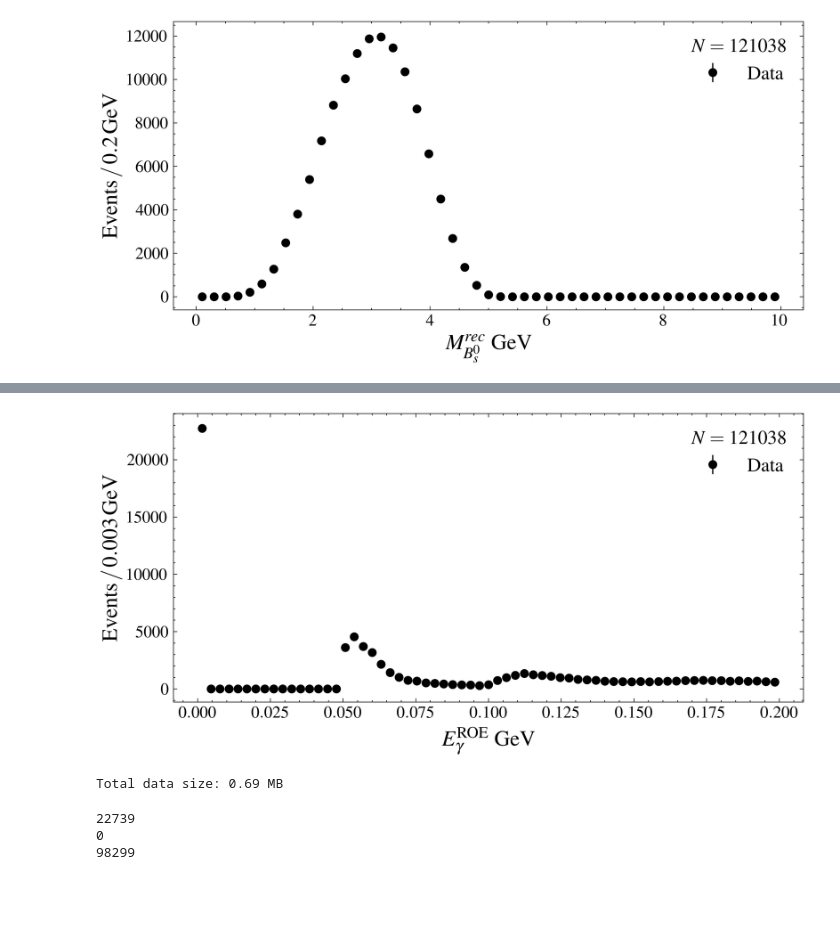
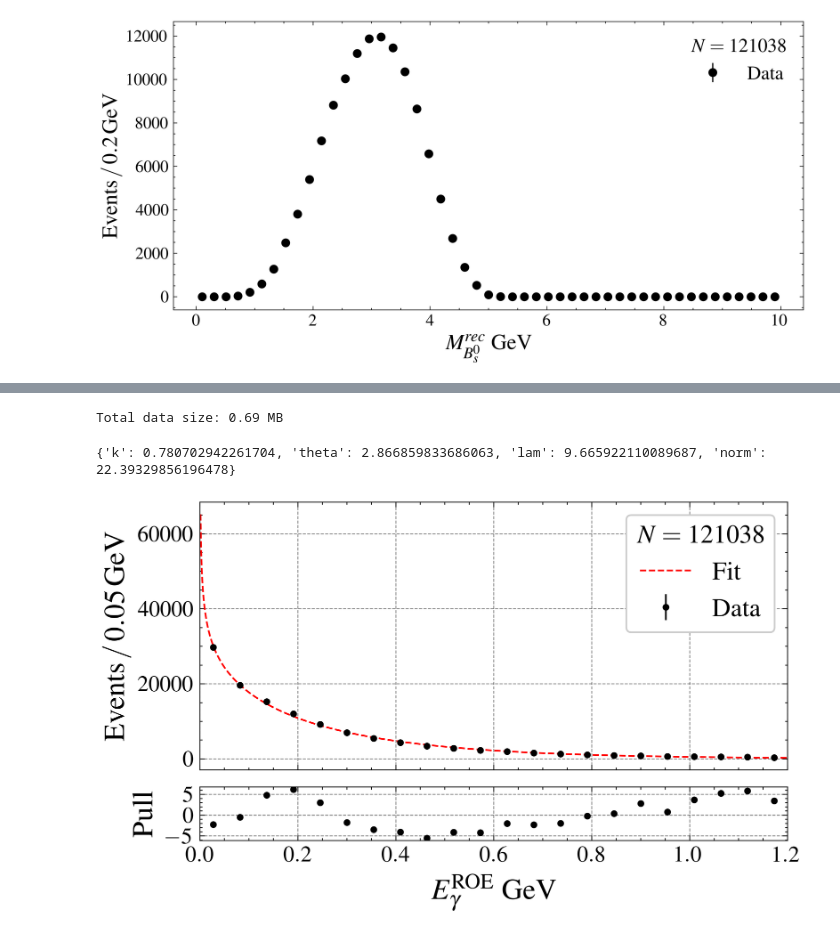
Before and after one commit to Clai101/Bs_tautau_an, a Jupyter notebook: MC_sig.ipynb, the cells around one changed output, grey strips where cells are left out. Drawn from its saved outputs; the diff is of its cells as text; code cells hidden in the pictures; blank space fills up the shorter version.

```diff
--- a/MC_sig.ipynb
+++ b/MC_sig.ipynb
@@ -191,19 +147,3 @@ bins = np.linspace(a, b, int((b-a)/wbin))
-# %%
-bin_centers, counts, N = compute_histogram(dataset, bins, "E_gamma_in_ROE", filter_mask= mask & mask_is0 & mask_is1 & mask_lep)
-
-
-fig, ax = plt.subplots(1, figsize=(12/1.5, 6/1.5))
-
-ax.errorbar(bin_centers, counts, yerr=np.sqrt(counts), fmt='o', label="Data")
-ax.set_ylabel(f'$\\mathrm{{Events}}\\,/\\,{wbin}\\,\\mathrm{{GeV}}$')
-ax.set_xlabel(r'$E_{\gamma}^\mathrm{ROE} \ \mathrm{GeV}$')
-ax.set_title("")
-ax.legend(title=f"$N = {N}$")
-
-plt.tight_layout()
-plt.show()
-# %% [output]
-[figure, removed]
 # %%
 E_g_lep = get_values(dataset, ["E_gamma_in_ROE", ], filter_mask= mask & mask_is0 & mask_is1 & mask_lep)
 # %% [output]
@@ -226,10 +188,35 @@ def f_E_g_lep(x, mu, lam):
 # %%
-max_bin_lik
+args = {
+    "k": 1,
+    "theta": 2.0,
+    "lam": 10,
+}
-# %%
-print(E_g_lep[(E_g_lep.E_gamma_in_ROE < 0.001)].shape[0])
-print(E_g_lep[(E_g_lep.E_gamma_in_ROE < 0.049) & (E_g_lep.E_gamma_in_ROE > 0.001)].shape[0])
-print(E_g_lep[(E_g_lep.E_gamma_in_ROE > 0.049)].shape[0])
-# %% [output]
-22739
-0
-98299
+# %%
+mx_outbin_centers, counts, N = compute_histogram(dataset, bins, "E_gamma_in_ROE", filter_mask= mask & mask_is0 & mask_is1 & mask_lep)
+# %%
+rez, pdf = max_bin_lik(f_E_g_lep_gamma, bin_centers, counts, args)
+# %% [output]
+{'k': 0.780702942261704, 'theta': 2.866859833686063, 'lam': 9.665922110089687, 'norm': 22.39329856196478}
+# %%
+plt_s = (12/2, 6/2)
+pull_s = (12/2, 6/2/5)
+# %%
+fig, axs = plt.subplots(2, 1, figsize=(plt_s[0], plt_s[1]+pull_s[1]), gridspec_kw={'height_ratios': [1, 0.2]}, sharex=True)
+ax = axs[0]
+ax.errorbar(bin_centers, counts, yerr=0, fmt='o', label="Data")
+ax.plot(np.linspace(a, b, 1000), pdf(np.linspace(a, b, 1000), **rez), label="Fit")
+ax.set_ylabel(f'$\\mathrm{{Events}}\\,/\\,{wbin}\\,\\mathrm{{GeV}}$')
+ax.set_title("")
+ax.set_xlim(a, b)
+ax.legend(title=f"$N = {N}$")
+
+ax_resid = axs[1]
+residuals = counts - pdf(bin_centers, **rez)
+ax_resid.plot(bin_centers, residuals / np.sqrt(counts), 'o')
+ax_resid.set_xlabel(r'$E_{\gamma}^\mathrm{ROE} \ \mathrm{GeV}$')
+ax_resid.set_ylabel('$\\mathrm{Pull}$')
+ax_resid.set_xlim(ax.get_xlim())
+plt.tight_layout()
+plt.show()
+# %% [output]
+[figure, added]
```
Also changed, not shown: parts of 9 cells of this notebook, 1 other file.
